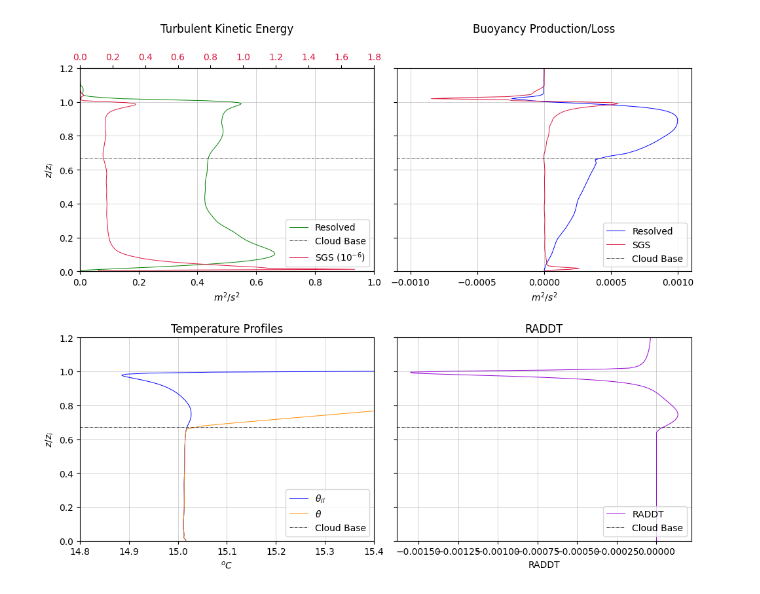
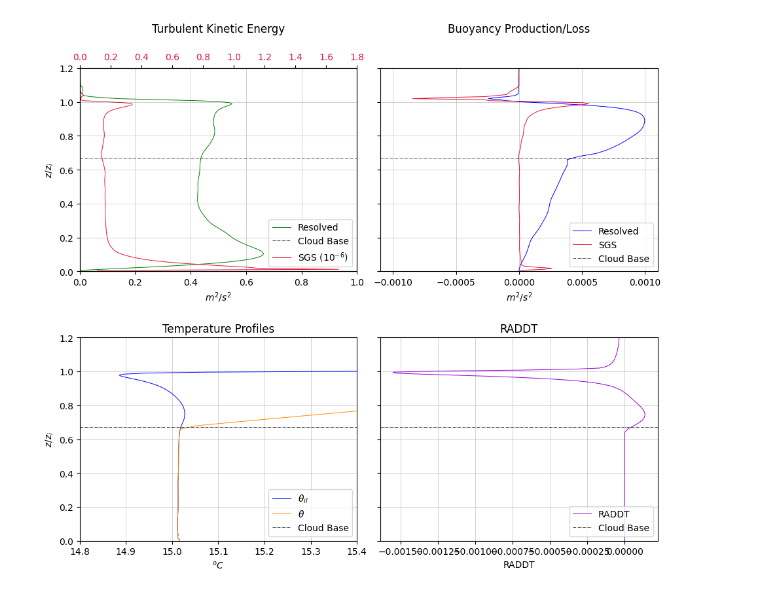
Before and after one commit to ChrisPhys97/Bachelor-Thesis, a Jupyter notebook: TKE-Buoyancy Results.ipynb, the cells around one changed output. Cells and saved outputs as stored; diff of their text form; code cells hidden in the pictures.

```diff
--- a/TKE-Buoyancy Results.ipynb
+++ b/TKE-Buoyancy Results.ipynb
@@ -16,7 +16,7 @@ response=requests.get(url4)
 data=response.content
 bf=xr.open_dataset(io.BytesIO(data),engine="h5netcdf")
 
-fig,ax=plt.subplots(2,2,figsize=(10,8.5),constrained_layout={'hspace': 0.07, 'h_pad': 0.07})
+fig,ax=plt.subplots(2,2,figsize=(9.5,8.5),constrained_layout={'hspace': 0.07, 'h_pad': 0.07})
 ax[1,0].plot(bf.PTIL.values-273.15,bf.z.values/zi,linewidth=0.7,color="b",label=r"$\theta_{il}$")
 ax[1,0].plot(bf.PT.values-273.15,bf.z.values/zi,color="darkorange",linewidth=0.7,label=r"$\theta$")
 ax[1,1].plot(bf.RADDT.values,bf.z.values/zi,color="darkviolet",linewidth=0.7,label="RADDT")
@@ -30,31 +30,31 @@ ax_twin = ax[0,0].twiny()
 ax_twin.plot(bf.TKESGS.values/1e-6, bf.z.values/zi, linewidth=0.7, color="crimson", label="SGS $(10^{-6})$")
 ax_twin.tick_params(axis='x', labelcolor='crimson')
 xlabels=["$m^2/s^2$","$m^2/s^2$","${}^oC$","RADDT"]
 subplot_titles = ["Turbulent Kinetic Energy", "Buoyancy Production/Loss","Temperature Profiles", "RADDT"]
 i=0
 for a_single_ax in ax.flat:
   a_single_ax.set_ylim([0,1.2])
   a_single_ax.set_xlabel(xlabels[i])
   if i < 2:
       a_single_ax.set_title(subplot_titles[i], y=1.15) # Keep higher y for top row
   else:
       a_single_ax.set_title(subplot_titles[i])
   a_single_ax.grid(True,linewidth=0.5,alpha=0.8)
   a_single_ax.axhline(y=c_base,linewidth=0.5,color="k",label="Cloud Base",linestyle="-.")
   if a_single_ax != ax[0,0]:
       a_single_ax.legend(loc="lower right")
   i+=1
 handles1, labels1 = ax[0,0].get_legend_handles_labels()
 handles2, labels2 = ax_twin.get_legend_handles_labels()
 ax_twin.set_xlim([0,1.8])
 ax[0,0].legend(handles1 + handles2, labels1 + labels2, loc='lower right')
 ax[0,0].set_xlim([0,1])
 ax[1,0].set_xlim([14.8,15.4])
 #ax[1,1].set_xlim([-0.03,0.03])
 ax[0,1].set_xlim([-0.0011,0.0011])
 ax[0,1].set_xticks([-0.001, -0.0005, 0, 0.0005, 0.001])
 ax[0,0].set_ylabel("$z/z_i$")
 ax[1,0].set_ylabel("$z/z_i$")
 plt.show()
 # %% [output]
-[figure, old version]
+[figure, new version]
```
